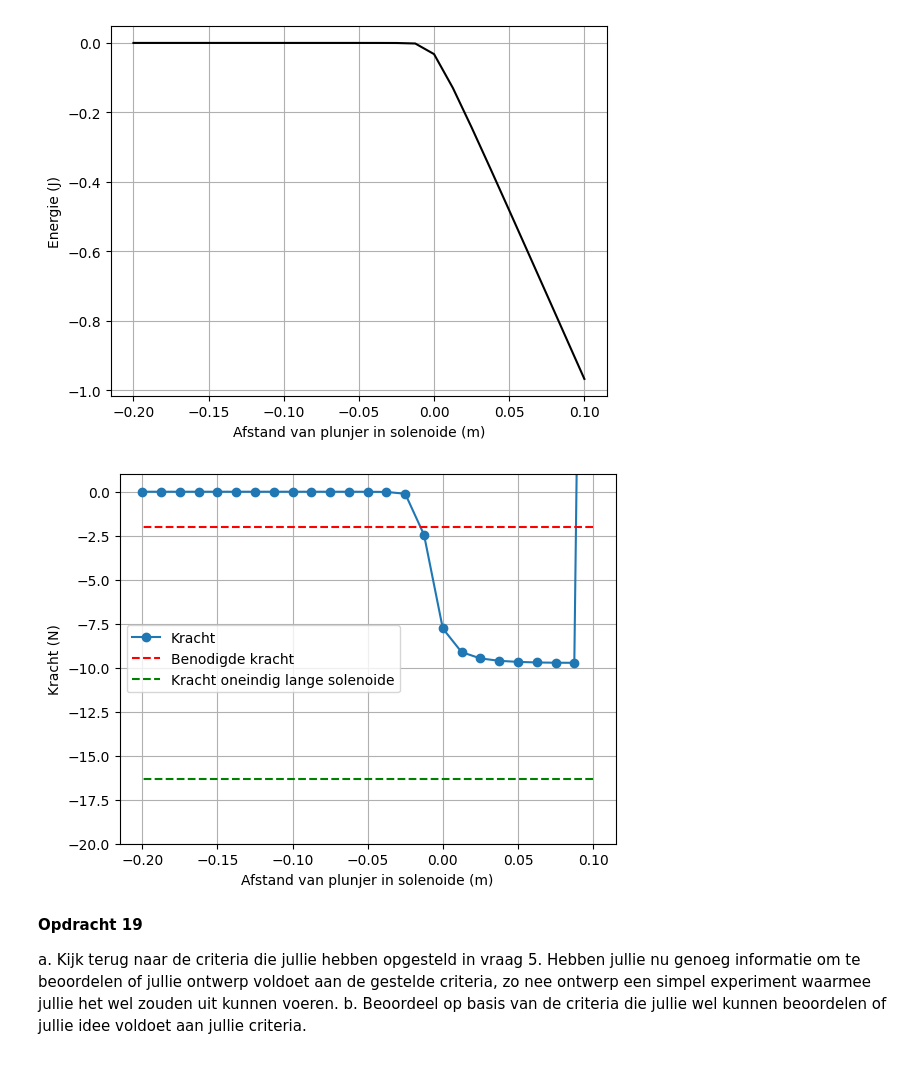
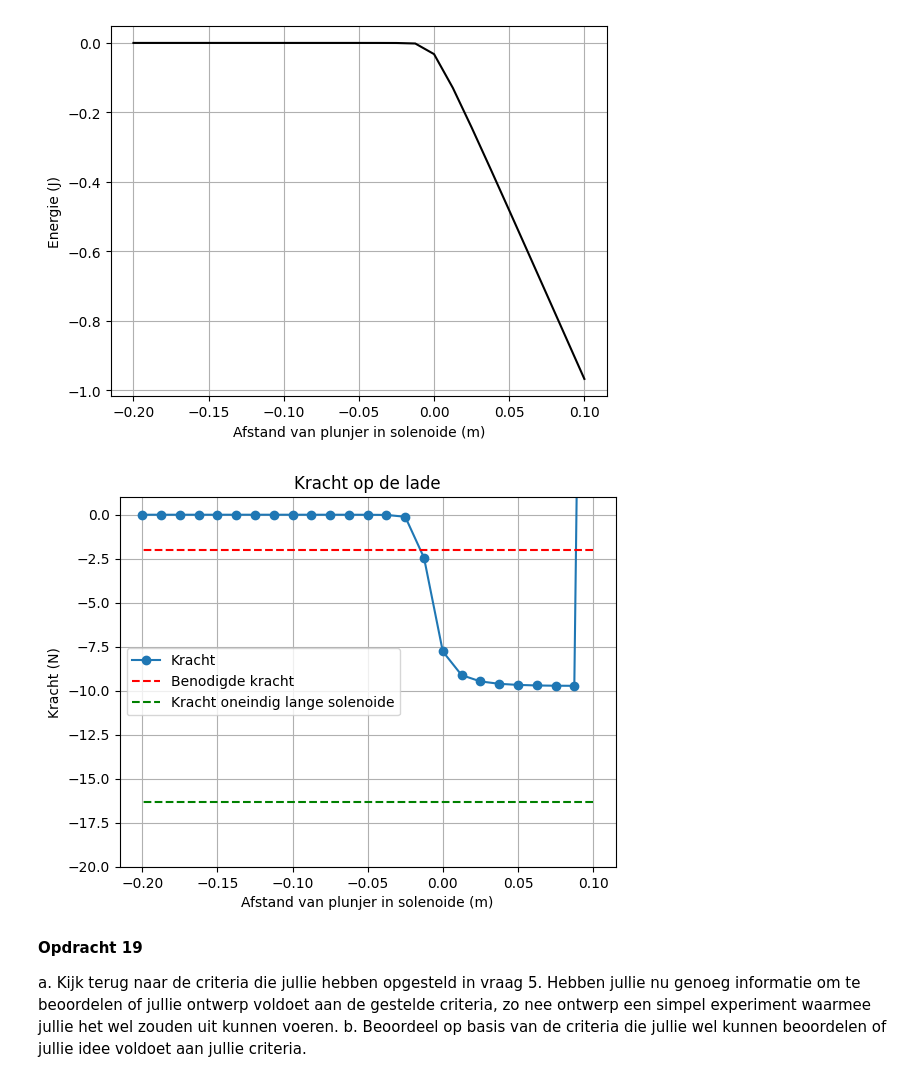
Before and after one commit to BobVill/opdrachten-DEF-D, a Jupyter notebook: KrachtactuatorOpdracht.ipynb, the cells around one changed output. Drawn from its saved outputs; the diff is of its cells as text; code cells hidden in the pictures.

```diff
--- a/KrachtactuatorOpdracht.ipynb
+++ b/KrachtactuatorOpdracht.ipynb
@@ -742,20 +742,21 @@ plt.show()
 # %%
 force_analytical = -mu_0*mu_r*np.pi*r_sol**2*omwentelingen**2*I**2/2/L_sol**2 # Kracht uitrekenen numeriek
 force_numerical=np.diff(Wz, n=1, append=[0])/(z_ax[1] - z_ax[0]) # Kracht uitrekenen
 
 # Plotting the results
 plt.plot(L_sol/2 - z_ax, np.flipud(force_numerical), '-o', label='Kracht')
 #plt.plot(L_sol/2 - z_ax, (-5*9.8)*np.ones(n_ax), '--r', label='Benodigde kracht')
 plt.plot(L_sol/2 - z_ax, -F_lade*np.ones(n_ax), '--r', label='Benodigde kracht')
 plt.plot(L_sol/2 - z_ax, force_analytical*np.ones(n_ax), '--g', label='Kracht oneindig lange solenoide')
 plt.xlabel('Afstand van plunjer in solenoide (m)')
 plt.ylabel('Kracht (N)')
 plt.grid()
 plt.legend()
+plt.title('Kracht op de lade')
 plt.ylim([-20, 1])
 plt.show()
 # %% [output]
-[figure, old version]
+[figure, new version]
 # %% [markdown]
 **Opdracht 19**
 
```
Also changed, not shown: parts of 1 cell of this notebook.
